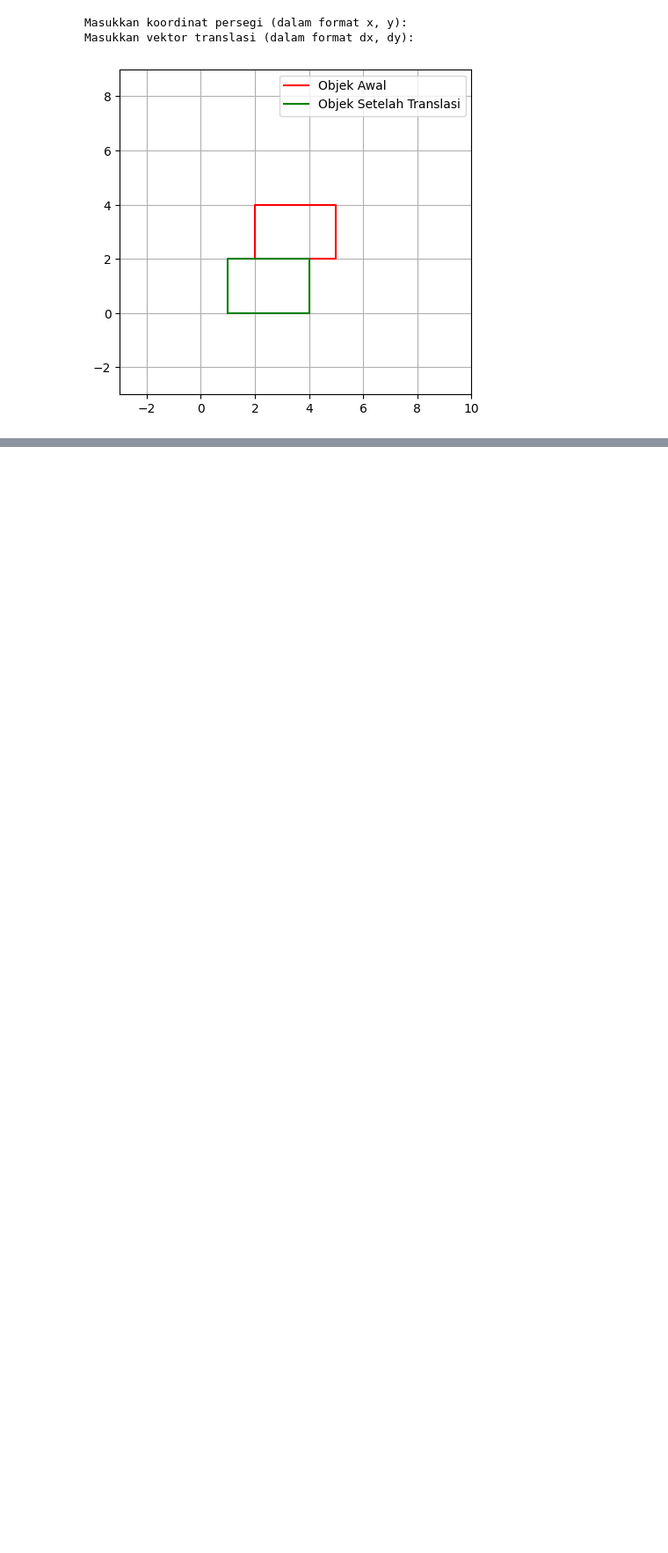
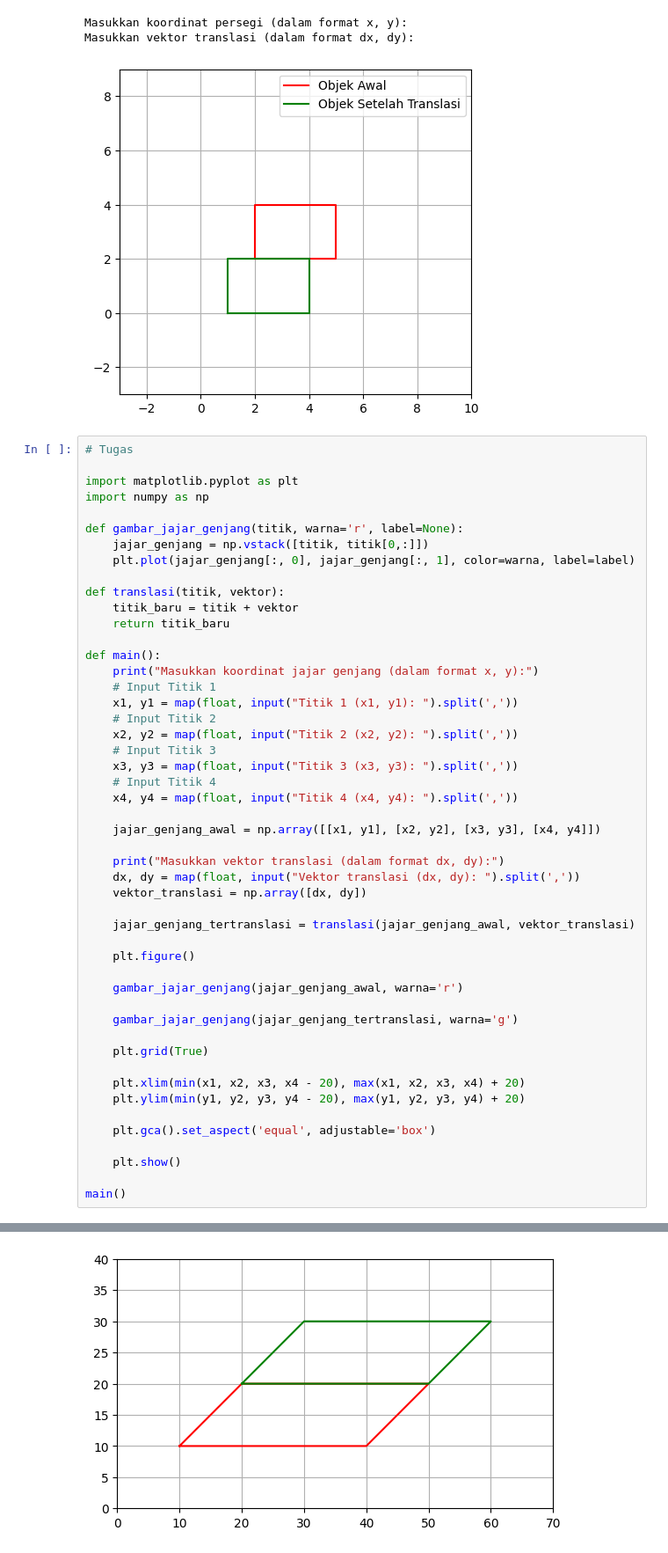
Before and after one commit to Andrian206/Praktikum-Grafika-Komputer, a Jupyter notebook: Modul 5/PraktikumM5.ipynb, the cells around one changed output, grey strips where cells are left out. Shown at 88% size. Cells and saved outputs as stored; diff of their text form; blank space fills up the shorter version.

```diff
--- a/Modul 5/PraktikumM5.ipynb
+++ b/Modul 5/PraktikumM5.ipynb
@@ -346,3 +346,53 @@ main()
 Masukkan koordinat persegi (dalam format x, y):
 Masukkan vektor translasi (dalam format dx, dy):
 [figure]
+# %%
+# Tugas
+
+import matplotlib.pyplot as plt
+import numpy as np
+
+def gambar_jajar_genjang(titik, warna='r', label=None):
+    jajar_genjang = np.vstack([titik, titik[0,:]])
+    plt.plot(jajar_genjang[:, 0], jajar_genjang[:, 1], color=warna, label=label)
+
+def translasi(titik, vektor):
+    titik_baru = titik + vektor
+    return titik_baru
+
+def main():
+    print("Masukkan koordinat jajar genjang (dalam format x, y):")
+    # Input Titik 1
+    x1, y1 = map(float, input("Titik 1 (x1, y1): ").split(','))
+    # Input Titik 2
+    x2, y2 = map(float, input("Titik 2 (x2, y2): ").split(','))
+    # Input Titik 3
+    x3, y3 = map(float, input("Titik 3 (x3, y3): ").split(','))
+    # Input Titik 4
+    x4, y4 = map(float, input("Titik 4 (x4, y4): ").split(','))
+
+    jajar_genjang_awal = np.array([[x1, y1], [x2, y2], [x3, y3], [x4, y4]])
+
+    print("Masukkan vektor translasi (dalam format dx, dy):")
+    dx, dy = map(float, input("Vektor translasi (dx, dy): ").split(','))
+    vektor_translasi = np.array([dx, dy])
+
+    jajar_genjang_tertranslasi = translasi(jajar_genjang_awal, vektor_translasi)
+
+    plt.figure()
+
+    gambar_jajar_genjang(jajar_genjang_awal, warna='r')
+
+    gambar_jajar_genjang(jajar_genjang_tertranslasi, warna='g')
+
+    plt.grid(True)
+
+    plt.xlim(min(x1, x2, x3, x4 - 20), max(x1, x2, x3, x4) + 20)
+    plt.ylim(min(y1, y2, y3, y4 - 20), max(y1, y2, y3, y4) + 20)
+
+    plt.gca().set_aspect('equal', adjustable='box')
+
+    plt.show()
+
+main()
+# %% [output]
@@ -348,0 +401 @@ Masukkan vektor translasi (dalam format dx, dy):
+[figure, added]
```
Also changed, not shown: parts of 2 cells of this notebook, 1 other file.
